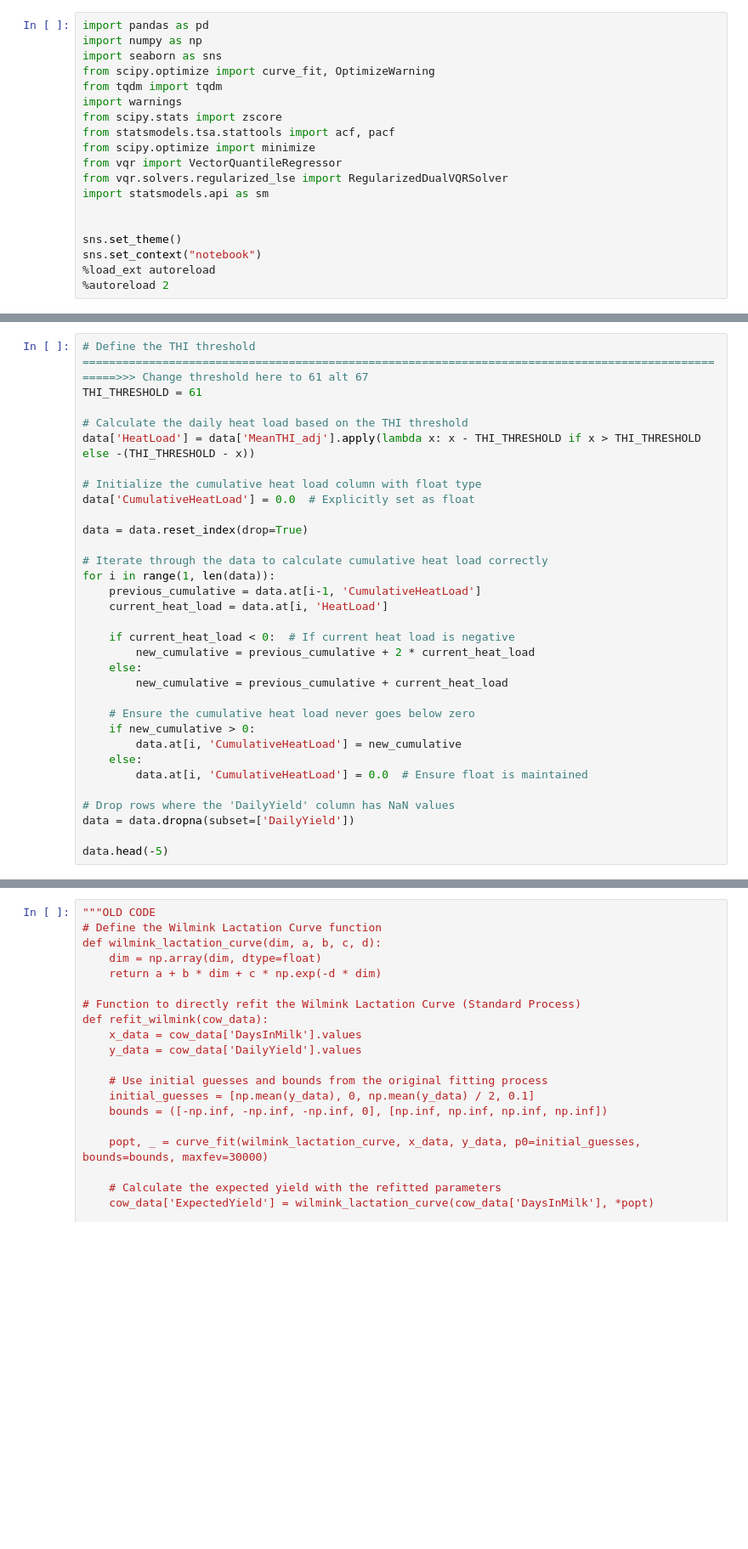
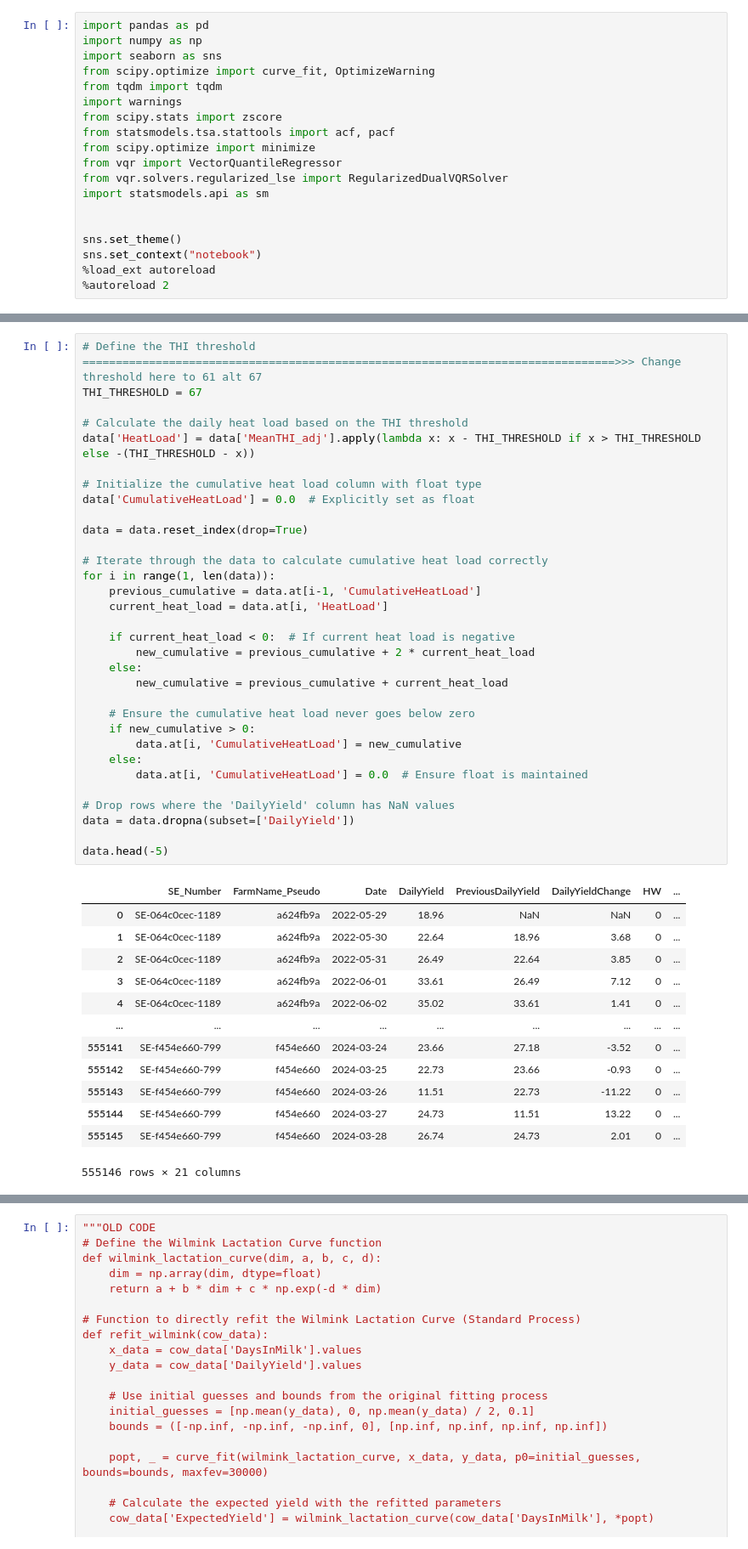
Before and after one commit to jockepolis/HeatStressEvaluationSummer24, a Jupyter notebook: Wilminks/WilminksQuantileHeatApp.ipynb, the cells around one changed output, grey strips where cells are left out. Shown at 85% size. Drawn from its saved outputs; the diff is of its cells as text; blank space fills up the shorter version.

```diff
--- a/Wilminks/WilminksQuantileHeatApp.ipynb
+++ b/Wilminks/WilminksQuantileHeatApp.ipynb
@@ -188,35 +261,49 @@ print("Standard Deviation of NormalizedDailyYield:", data.groupby('FarmName_Pseu
 # %%
-# Define the THI threshold ====================================================================================================>>> Change threshold here to 61 alt 67
-THI_THRESHOLD = 61
+# Define the THI threshold ================================================================================>>> Change threshold here to 61 alt 67
+THI_THRESHOLD = 67
 
 # Calculate the daily heat load based on the THI threshold
 data['HeatLoad'] = data['MeanTHI_adj'].apply(lambda x: x - THI_THRESHOLD if x > THI_THRESHOLD else -(THI_THRESHOLD - x))
 
 # Initialize the cumulative heat load column with float type
 data['CumulativeHeatLoad'] = 0.0  # Explicitly set as float
 
 data = data.reset_index(drop=True)
 
 # Iterate through the data to calculate cumulative heat load correctly
 for i in range(1, len(data)):
     previous_cumulative = data.at[i-1, 'CumulativeHeatLoad']
     current_heat_load = data.at[i, 'HeatLoad']
 
     if current_heat_load < 0:  # If current heat load is negative
         new_cumulative = previous_cumulative + 2 * current_heat_load
     else:
         new_cumulative = previous_cumulative + current_heat_load
 
     # Ensure the cumulative heat load never goes below zero
     if new_cumulative > 0:
         data.at[i, 'CumulativeHeatLoad'] = new_cumulative
     else:
         data.at[i, 'CumulativeHeatLoad'] = 0.0  # Ensure float is maintained
 
 # Drop rows where the 'DailyYield' column has NaN values
 data = data.dropna(subset=['DailyYield'])
 
 data.head(-5)
+# %% [output]
+|  | SE_Number | FarmName_Pseudo | Date | DailyYield | PreviousDailyYield | DailyYieldChange | HW | ... |
+| 0 | SE-064c0cec-1189 | a624fb9a | 2022-05-29 | 18.96 | NaN | NaN | 0 | ... |
+| 1 | SE-064c0cec-1189 | a624fb9a | 2022-05-30 | 22.64 | 18.96 | 3.68 | 0 | ... |
+| 2 | SE-064c0cec-1189 | a624fb9a | 2022-05-31 | 26.49 | 22.64 | 3.85 | 0 | ... |
+| 3 | SE-064c0cec-1189 | a624fb9a | 2022-06-01 | 33.61 | 26.49 | 7.12 | 0 | ... |
+| 4 | SE-064c0cec-1189 | a624fb9a | 2022-06-02 | 35.02 | 33.61 | 1.41 | 0 | ... |
+| ... | ... | ... | ... | ... | ... | ... | ... | ... |
+| 555141 | SE-f454e660-799 | f454e660 | 2024-03-24 | 23.66 | 27.18 | -3.52 | 0 | ... |
+| 555142 | SE-f454e660-799 | f454e660 | 2024-03-25 | 22.73 | 23.66 | -0.93 | 0 | ... |
+| 555143 | SE-f454e660-799 | f454e660 | 2024-03-26 | 11.51 | 22.73 | -11.22 | 0 | ... |
+| 555144 | SE-f454e660-799 | f454e660 | 2024-03-27 | 24.73 | 11.51 | 13.22 | 0 | ... |
+| 555145 | SE-f454e660-799 | f454e660 | 2024-03-28 | 26.74 | 24.73 | 2.01 | 0 | ... |
+555146 rows × 21 columns
 # %%
 # When CumulativeHeatLoad is greater than 3, it indicates that the cow is under heat stress
 data['HeatStress'] = (data['CumulativeHeatLoad'] > 3).astype(int)
```
Also changed, not shown: parts of 27 cells of this notebook.
